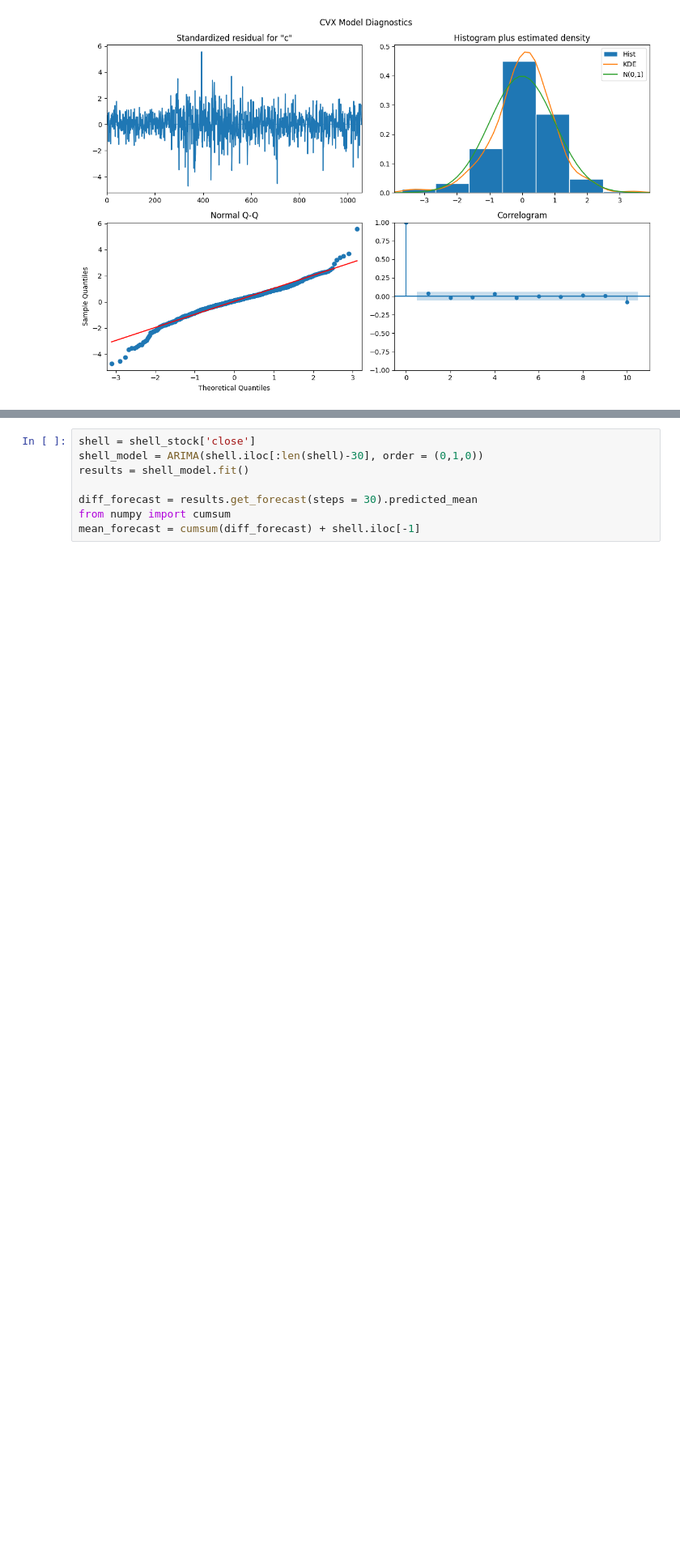
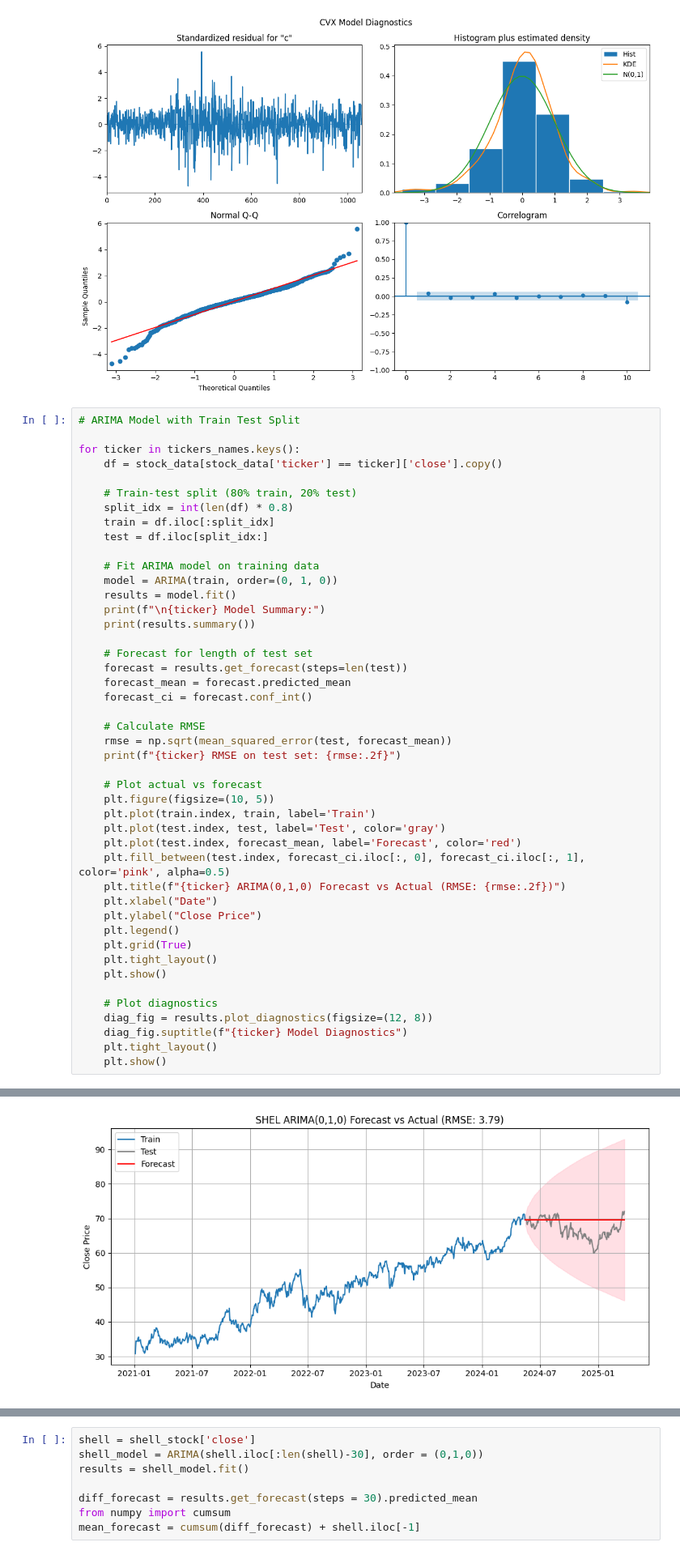
Before and after one commit to Yingtzudai/Energy-Stock, a Jupyter notebook: stock_analysis.ipynb, the cells around one changed output, grey strips where cells are left out. Shown at 81% size. Drawn from its saved outputs; the diff is of its cells as text; blank space fills up the shorter version.

Commit message:
Rebuilt ARIMA Model

```diff
--- a/stock_analysis.ipynb
+++ b/stock_analysis.ipynb
@@ -539,3 +540,49 @@ Warnings:
 [1] Covariance matrix calculated using the outer product of gradients (complex-step).
 [figure]
 [figure]
+# %%
+# ARIMA Model with Train Test Split
+
+for ticker in tickers_names.keys():
+    df = stock_data[stock_data['ticker'] == ticker]['close'].copy()
+
+    # Train-test split (80% train, 20% test)
+    split_idx = int(len(df) * 0.8)
+    train = df.iloc[:split_idx]
+    test = df.iloc[split_idx:]
+
+    # Fit ARIMA model on training data
+    model = ARIMA(train, order=(0, 1, 0))
+    results = model.fit()
+    print(f"\n{ticker} Model Summary:")
+    print(results.summary())
+
+    # Forecast for length of test set
+    forecast = results.get_forecast(steps=len(test))
+    forecast_mean = forecast.predicted_mean
+    forecast_ci = forecast.conf_int()
+
+    # Calculate RMSE
+    rmse = np.sqrt(mean_squared_error(test, forecast_mean))
+    print(f"{ticker} RMSE on test set: {rmse:.2f}")
+
+    # Plot actual vs forecast
+    plt.figure(figsize=(10, 5))
+    plt.plot(train.index, train, label='Train')
+    plt.plot(test.index, test, label='Test', color='gray')
+    plt.plot(test.index, forecast_mean, label='Forecast', color='red')
+    plt.fill_between(test.index, forecast_ci.iloc[:, 0], forecast_ci.iloc[:, 1], color='pink', alpha=0.5)
+    plt.title(f"{ticker} ARIMA(0,1,0) Forecast vs Actual (RMSE: {rmse:.2f})")
+    plt.xlabel("Date")
+    plt.ylabel("Close Price")
+    plt.legend()
+    plt.grid(True)
+    plt.tight_layout()
+    plt.show()
+
+    # Plot diagnostics
+    diag_fig = results.plot_diagnostics(figsize=(12, 8))
+    diag_fig.suptitle(f"{ticker} Model Diagnostics")
+    plt.tight_layout()
+    plt.show()
+# %% [output]
@@ -541,0 +606 @@ Warnings:
+[figure, added]
```
Also changed, not shown: parts of 2 cells of this notebook.
